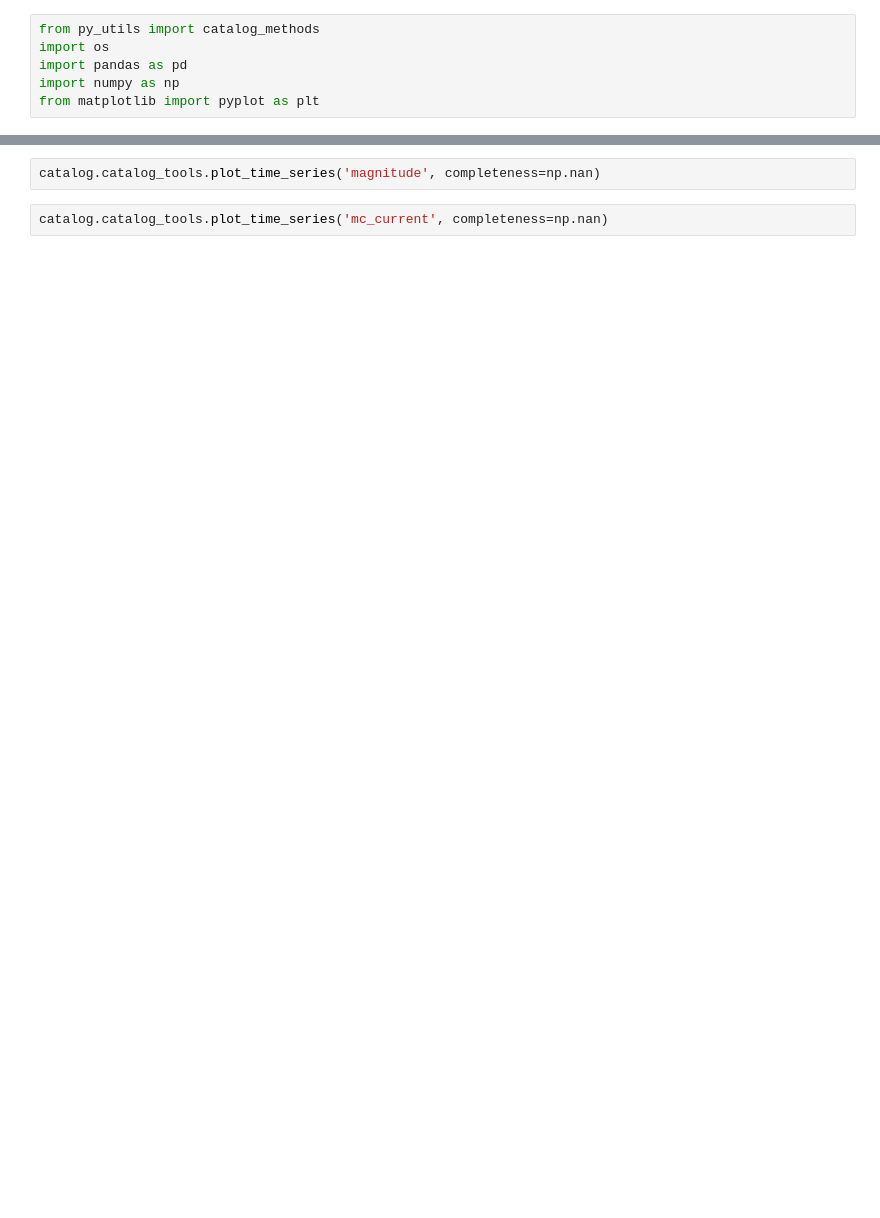
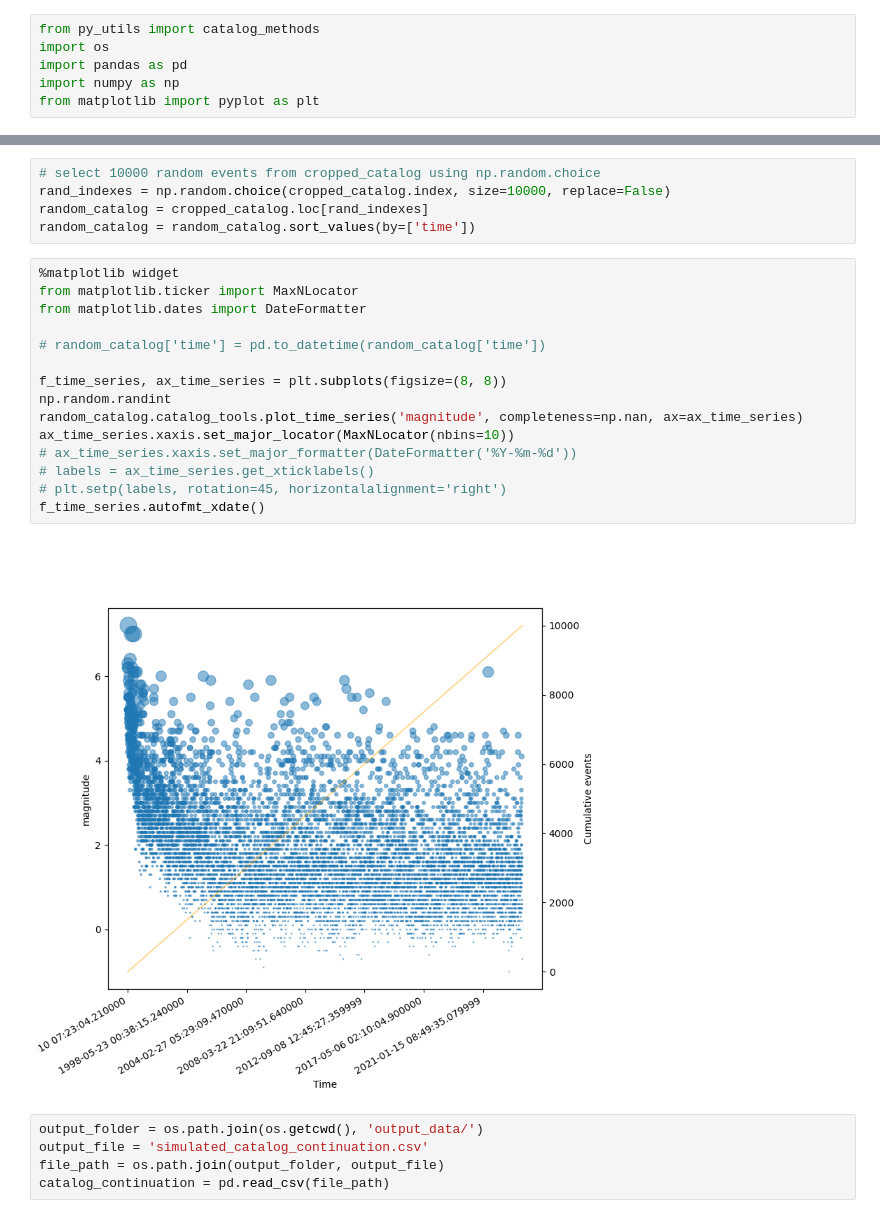
Before and after one commit to Ner-Ber/etas_edits, a Jupyter notebook: notebooks/present_file.ipynb, the cells around one changed output, grey strips where cells are left out. Cells and saved outputs as stored; diff of their text form; blank space fills up the shorter version.

```diff
--- a/notebooks/present_file.ipynb
+++ b/notebooks/present_file.ipynb
@@ -20,4 +83,27 @@ plt.scatter(catalog['longitude'], catalog['latitude'], s=2.2**catalog['magnitude
+# %%
+# select 10000 random events from cropped_catalog using np.random.choice
+rand_indexes = np.random.choice(cropped_catalog.index, size=10000, replace=False)
+random_catalog = cropped_catalog.loc[rand_indexes]
+random_catalog = random_catalog.sort_values(by=['time'])
 # %%
-catalog.catalog_tools.plot_time_series('magnitude', completeness=np.nan)
+%matplotlib widget
+from matplotlib.ticker import MaxNLocator
+from matplotlib.dates import DateFormatter
+
+# random_catalog['time'] = pd.to_datetime(random_catalog['time'])
+
+f_time_series, ax_time_series = plt.subplots(figsize=(8, 8))
+np.random.randint
+random_catalog.catalog_tools.plot_time_series('magnitude', completeness=np.nan, ax=ax_time_series)
+ax_time_series.xaxis.set_major_locator(MaxNLocator(nbins=10))
+# ax_time_series.xaxis.set_major_formatter(DateFormatter('%Y-%m-%d'))
+# labels = ax_time_series.get_xticklabels()
+# plt.setp(labels, rotation=45, horizontalalignment='right')
+f_time_series.autofmt_xdate()
+# %% [output]
+[figure, added]
 # %%
-catalog.catalog_tools.plot_time_series('mc_current', completeness=np.nan)
+output_folder = os.path.join(os.getcwd(), 'output_data/')
+output_file = 'simulated_catalog_continuation.csv'
+file_path = os.path.join(output_folder, output_file)
+catalog_continuation = pd.read_csv(file_path)
```
Also changed, not shown: parts of 13 cells of this notebook, 7 other files.
